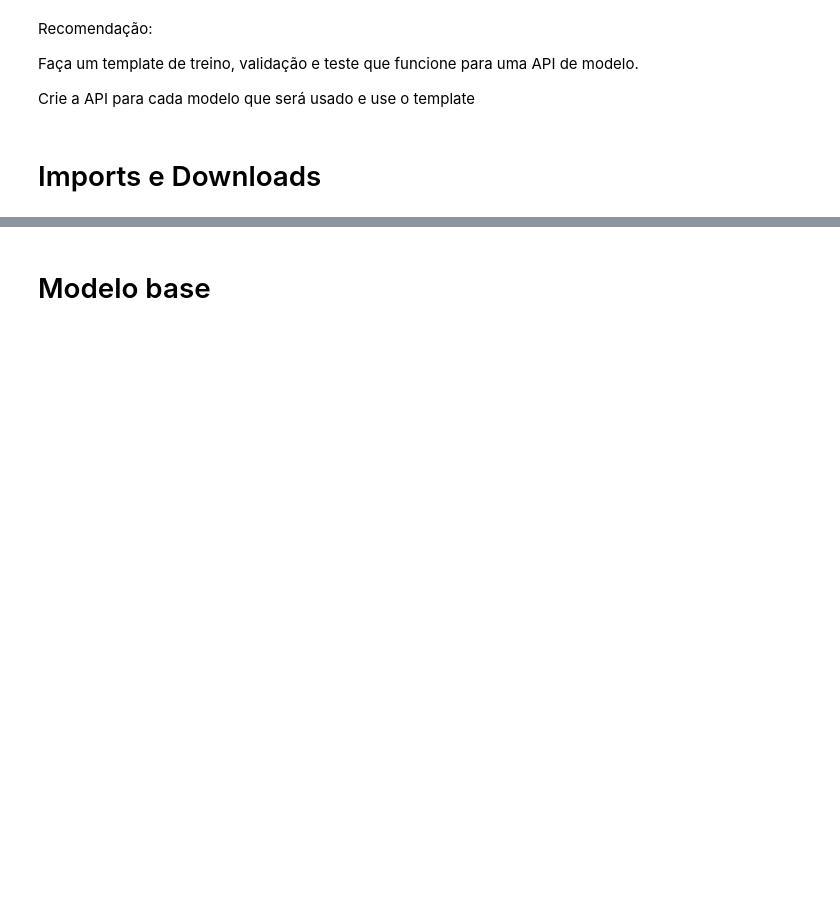
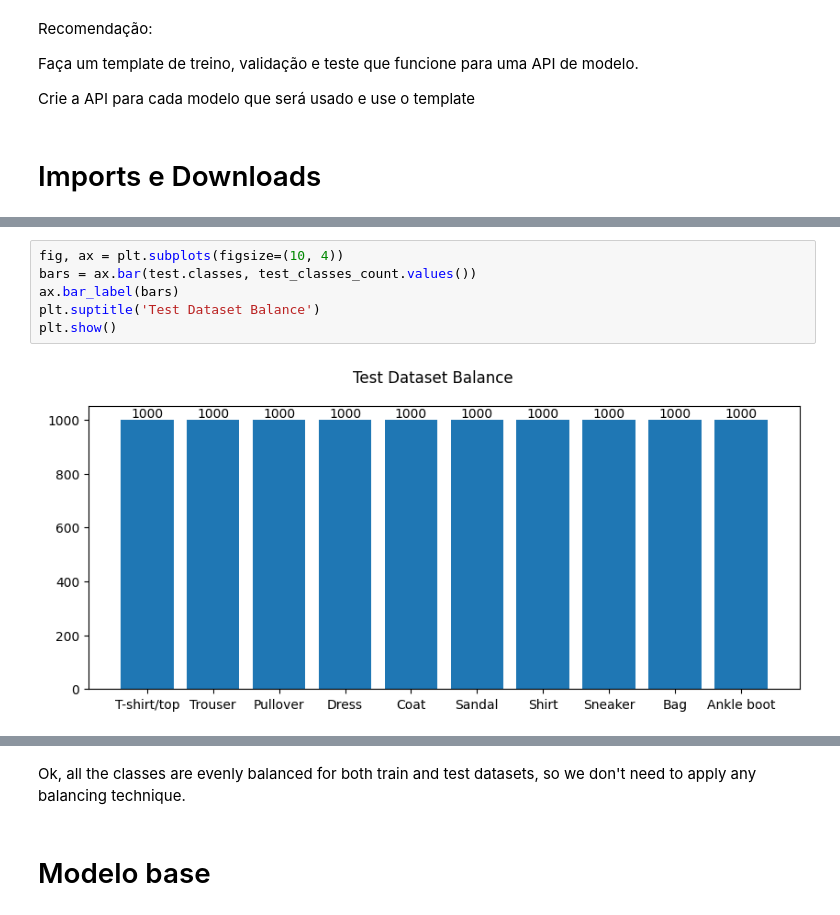
Before and after one commit to bruhenri12/fashion-mnist-dl, a Jupyter notebook: ListaPraticaMLPConv.ipynb, the cells around one changed output, grey strips where cells are left out. Saved outputs shown, nothing was run; the diff lists cells and outputs as text; blank space fills up the shorter version.

```diff
--- a/ListaPraticaMLPConv.ipynb
+++ b/ListaPraticaMLPConv.ipynb
@@ -74,0 +150,8 @@ Dataset FashionMNIST
+# %%
+fig, ax = plt.subplots(figsize=(10, 4))
+bars = ax.bar(test.classes, test_classes_count.values())
+ax.bar_label(bars)
+plt.suptitle('Test Dataset Balance')
+plt.show()
+# %% [output]
+[figure, added]
@@ -75,2 +159,4 @@ Dataset FashionMNIST
+# %% [markdown]
+Ok, all the classes are evenly balanced for both train and test datasets, so we don't need to apply any balancing technique.
 # %% [markdown]
 # Modelo base
```
Also changed, not shown: parts of 21 cells of this notebook.
